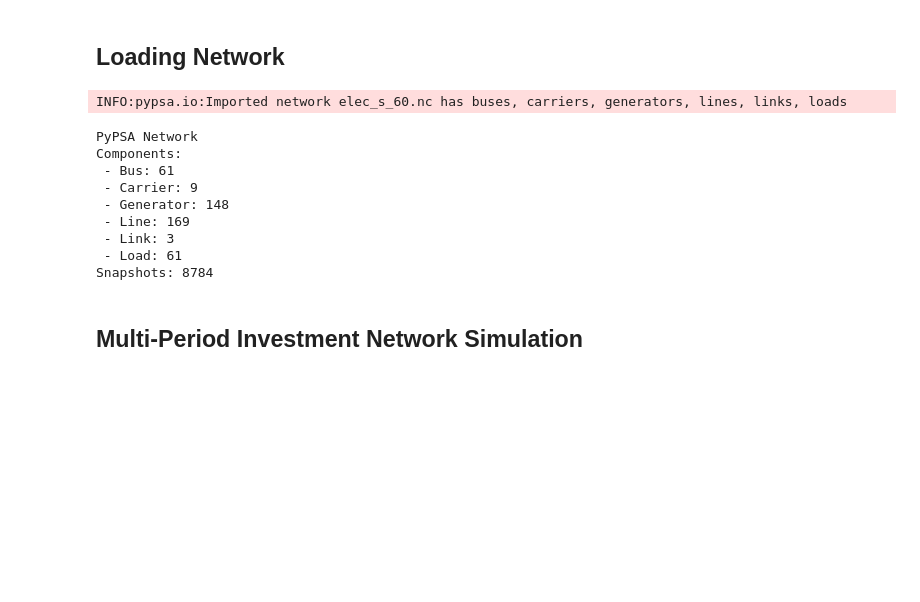
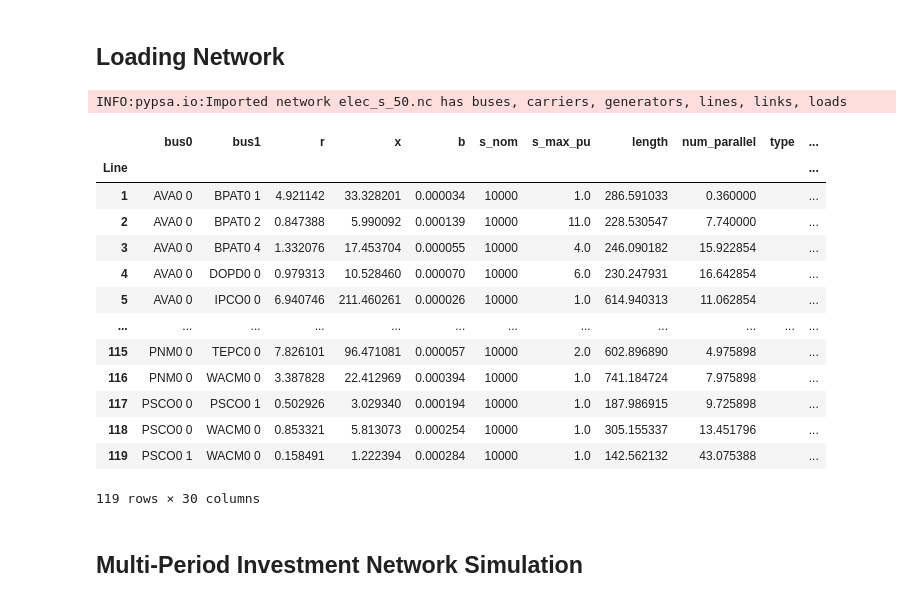
Before and after one commit to PyPSA/pypsa-usa, a Jupyter notebook: workflow/notebooks/PCSimulations.ipynb, the cells around one changed output. Saved outputs shown, nothing was run; the diff lists cells and outputs as text; code cells hidden in the pictures; blank space fills up the shorter version.

```diff
--- a/workflow/notebooks/PCSimulations.ipynb
+++ b/workflow/notebooks/PCSimulations.ipynb
@@ -8,27 +8,32 @@ import matplotlib.pyplot as plt
 ## Loading Network
 # %%
 resources_path='/Users/kamrantehranchi/Library/CloudStorage/OneDrive-Stanford/Kamran_OSW/PyPSA_Models/pypsa-breakthroughenergy-usa/workflow/resources'
-clustered_path='/Users/kamrantehranchi/Library/CloudStorage/OneDrive-Stanford/Kamran_OSW/PyPSA_Models/pypsa-breakthroughenergy-usa/workflow/resources/western/elec_s_60.nc'
+clustered_path='/Users/kamrantehranchi/Library/CloudStorage/OneDrive-Stanford/Kamran_OSW/PyPSA_Models/pypsa-breakthroughenergy-usa/workflow/resources/western/elec_s_50.nc'
 network = pypsa.Network(clustered_path)
 
 # network_solved = pypsa.Network('/Users/kamrantehranchi/Library/CloudStorage/OneDrive-Stanford/Kamran_OSW/PyPSA_Models/pypsa-breakthroughenergy-usa/workflow/notebooks/Solved_Network_WECC_50.nc')
 # %% [output]
-INFO:pypsa.io:Imported network elec_s_60.nc has buses, carriers, generators, lines, links, loads
+INFO:pypsa.io:Imported network elec_s_50.nc has buses, carriers, generators, lines, links, loads
 # %%
 # network.plot(margin=0.3 ,bus_sizes=0.05, line_widths=0.3)
 network.iplot(mapbox=True, mapbox_token='pk.eyJ1Ijoia3RlaHJhbmNoaSIsImEiOiJjbDJzNW5kdHMwaGJzM2pudDBsazZ5am80In0.hQfjJnhiiO1-YcJEEpN-1A',size= (1000,700));
 # %%
-network
+network.lines
 # %% [output]
+|  | bus0 | bus1 | r | x | b | s_nom | s_max_pu | length | num_parallel | type | ... |
+| Line |  |  |  |  |  |  |  |  |  |  | ... |
+| 1 | AVA0 0 | BPAT0 1 | 4.921142 | 33.328201 | 0.000034 | 10000 | 1.0 | 286.591033 | 0.360000 |  | ... |
+| 2 | AVA0 0 | BPAT0 2 | 0.847388 | 5.990092 | 0.000139 | 10000 | 11.0 | 228.530547 | 7.740000 |  | ... |
+| 3 | AVA0 0 | BPAT0 4 | 1.332076 | 17.453704 | 0.000055 | 10000 | 4.0 | 246.090182 | 15.922854 |  | ... |
+| 4 | AVA0 0 | DOPD0 0 | 0.979313 | 10.528460 | 0.000070 | 10000 | 6.0 | 230.247931 | 16.642854 |  | ... |
+| 5 | AVA0 0 | IPCO0 0 | 6.940746 | 211.460261 | 0.000026 | 10000 | 1.0 | 614.940313 | 11.062854 |  | ... |
+| ... | ... | ... | ... | ... | ... | ... | ... | ... | ... | ... | ... |
+| 115 | PNM0 0 | TEPC0 0 | 7.826101 | 96.471081 | 0.000057 | 10000 | 2.0 | 602.896890 | 4.975898 |  | ... |
+| 116 | PNM0 0 | WACM0 0 | 3.387828 | 22.412969 | 0.000394 | 10000 | 1.0 | 741.184724 | 7.975898 |  | ... |
+| 117 | PSCO0 0 | PSCO0 1 | 0.502926 | 3.029340 | 0.000194 | 10000 | 1.0 | 187.986915 | 9.725898 |  | ... |
+| 118 | PSCO0 0 | WACM0 0 | 0.853321 | 5.813073 | 0.000254 | 10000 | 1.0 | 305.155337 | 13.451796 |  | ... |
+| 119 | PSCO0 1 | WACM0 0 | 0.158491 | 1.222394 | 0.000284 | 10000 | 1.0 | 142.562132 | 43.075388 |  | ... |
-PyPSA Network
-Components:
- - Bus: 61
- - Carrier: 9
- - Generator: 148
- - Line: 169
- - Link: 3
- - Load: 61
-Snapshots: 8784
+119 rows × 30 columns
 # %% [markdown]
 ## Multi-Period Investment Network Simulation
 # %%
```
Also changed, not shown: parts of 4 cells of this notebook, 6 other files.
